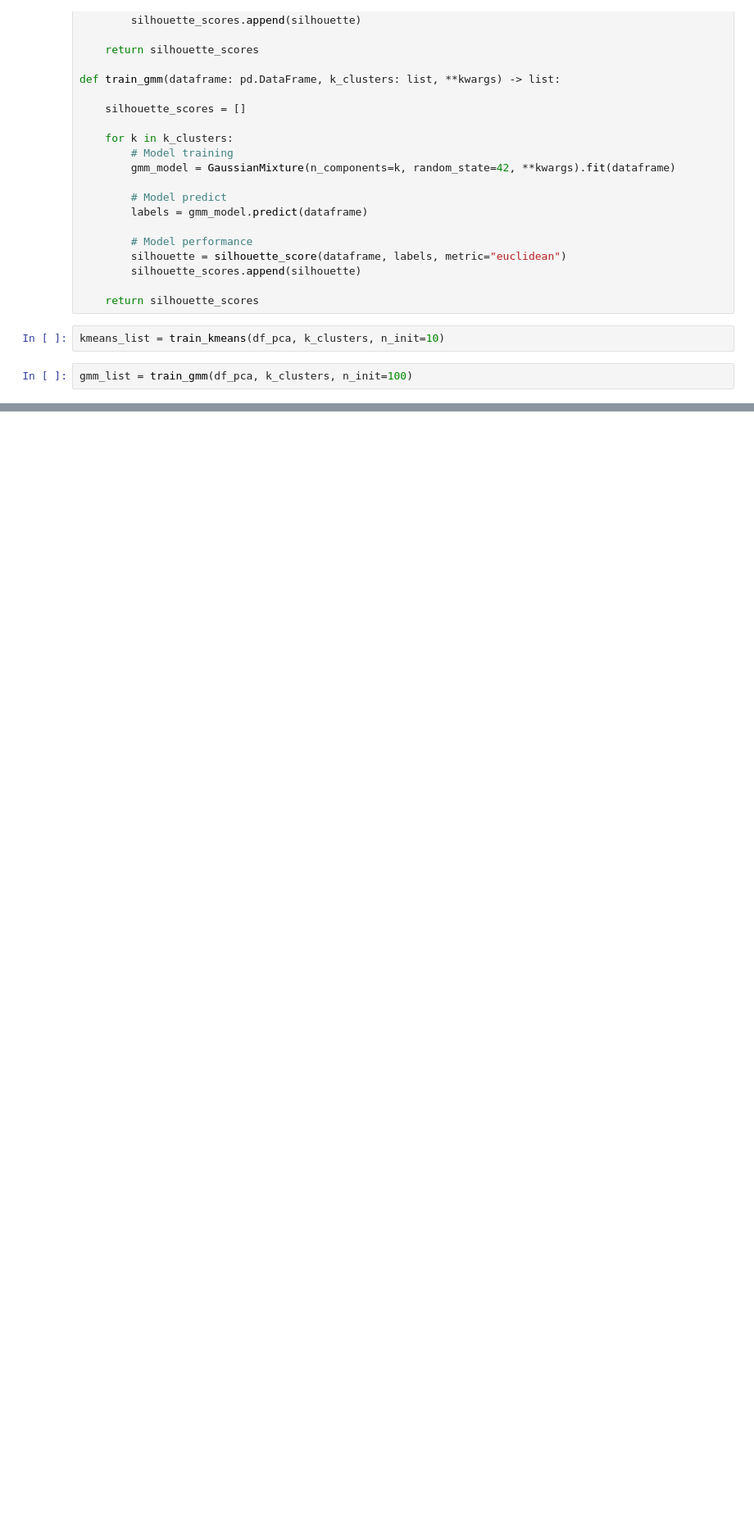
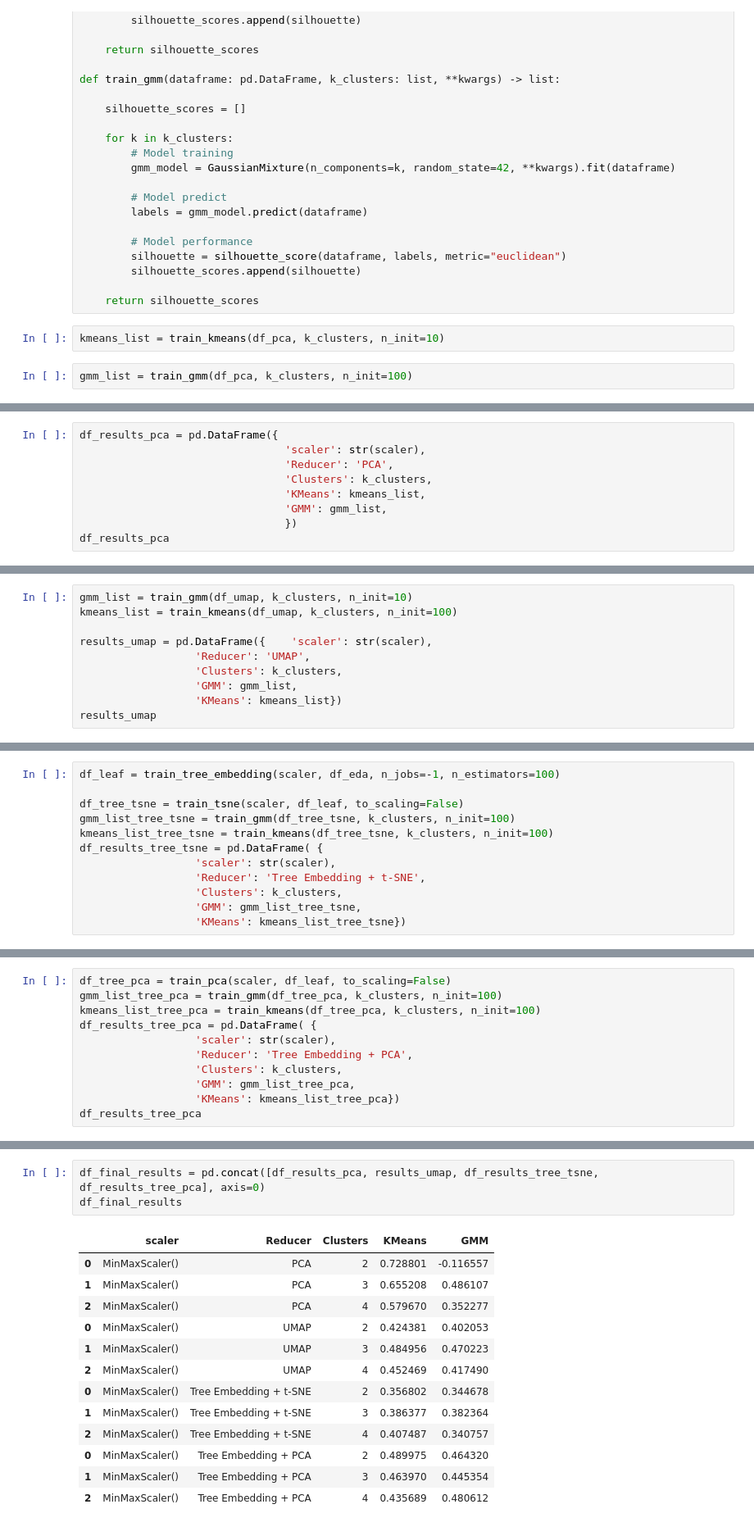
Before and after one commit to luishmq/gcp_clustering_project, a Jupyter notebook: notebooks/clustering_experimentations.ipynb, the cells around one changed output, grey strips where cells are left out. Shown at 82% size. Cells and saved outputs as stored; diff of their text form; blank space fills up the shorter version.

Commit message:
Ending Clustering Algorithms and comparing results

```diff
--- a/notebooks/clustering_experimentations.ipynb
+++ b/notebooks/clustering_experimentations.ipynb
@@ -562,0 +568,9 @@ gmm_list = train_gmm(df_pca, k_clusters, n_init=100)
+# %%
+df_results_pca = pd.DataFrame({
+                                'scaler': str(scaler),
+                                'Reducer': 'PCA',
+                                'Clusters': k_clusters,
+                                'KMeans': kmeans_list,
+                                'GMM': gmm_list,
+                                })
+df_results_pca
@@ -562,0 +582,10 @@ gmm_list = train_gmm(df_pca, k_clusters, n_init=100)
+# %%
+gmm_list = train_gmm(df_umap, k_clusters, n_init=10)
+kmeans_list = train_kmeans(df_umap, k_clusters, n_init=100)
+
+results_umap = pd.DataFrame({    'scaler': str(scaler),
+                  'Reducer': 'UMAP',
+                  'Clusters': k_clusters,
+                  'GMM': gmm_list,
+                  'KMeans': kmeans_list})
+results_umap
@@ -562,0 +597,12 @@ gmm_list = train_gmm(df_pca, k_clusters, n_init=100)
+# %%
+df_leaf = train_tree_embedding(scaler, df_eda, n_jobs=-1, n_estimators=100)
+
+df_tree_tsne = train_tsne(scaler, df_leaf, to_scaling=False)
+gmm_list_tree_tsne = train_gmm(df_tree_tsne, k_clusters, n_init=100)
+kmeans_list_tree_tsne = train_kmeans(df_tree_tsne, k_clusters, n_init=100)
+df_results_tree_tsne = pd.DataFrame( {
+                  'scaler': str(scaler),
+                  'Reducer': 'Tree Embedding + t-SNE',
+                  'Clusters': k_clusters,
+                  'GMM': gmm_list_tree_tsne,
+                  'KMeans': kmeans_list_tree_tsne})
@@ -562,0 +616,11 @@ gmm_list = train_gmm(df_pca, k_clusters, n_init=100)
+# %%
+df_tree_pca = train_pca(scaler, df_leaf, to_scaling=False)
+gmm_list_tree_pca = train_gmm(df_tree_pca, k_clusters, n_init=100)
+kmeans_list_tree_pca = train_kmeans(df_tree_pca, k_clusters, n_init=100)
+df_results_tree_pca = pd.DataFrame( {
+                  'scaler': str(scaler),
+                  'Reducer': 'Tree Embedding + PCA',
+                  'Clusters': k_clusters,
+                  'GMM': gmm_list_tree_pca,
+                  'KMeans': kmeans_list_tree_pca})
+df_results_tree_pca
@@ -562,0 +632,17 @@ gmm_list = train_gmm(df_pca, k_clusters, n_init=100)
+# %%
+df_final_results = pd.concat([df_results_pca, results_umap, df_results_tree_tsne, df_results_tree_pca], axis=0)
+df_final_results
+# %% [output]
+|  | scaler | Reducer | Clusters | KMeans | GMM |
+| 0 | MinMaxScaler() | PCA | 2 | 0.728801 | -0.116557 |
+| 1 | MinMaxScaler() | PCA | 3 | 0.655208 | 0.486107 |
+| 2 | MinMaxScaler() | PCA | 4 | 0.579670 | 0.352277 |
+| 0 | MinMaxScaler() | UMAP | 2 | 0.424381 | 0.402053 |
+| 1 | MinMaxScaler() | UMAP | 3 | 0.484956 | 0.470223 |
+| 2 | MinMaxScaler() | UMAP | 4 | 0.452469 | 0.417490 |
+| 0 | MinMaxScaler() | Tree Embedding + t-SNE | 2 | 0.356802 | 0.344678 |
+| 1 | MinMaxScaler() | Tree Embedding + t-SNE | 3 | 0.386377 | 0.382364 |
+| 2 | MinMaxScaler() | Tree Embedding + t-SNE | 4 | 0.407487 | 0.340757 |
+| 0 | MinMaxScaler() | Tree Embedding + PCA | 2 | 0.489975 | 0.464320 |
+| 1 | MinMaxScaler() | Tree Embedding + PCA | 3 | 0.463970 | 0.445354 |
+| 2 | MinMaxScaler() | Tree Embedding + PCA | 4 | 0.435689 | 0.480612 |
```
Also changed, not shown: parts of 16 cells of this notebook, 2 other files.
